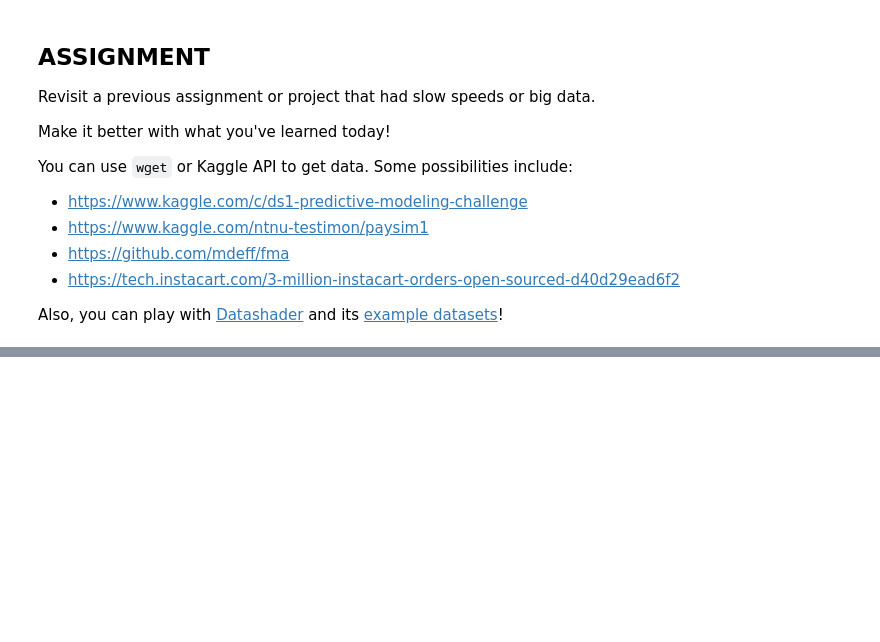
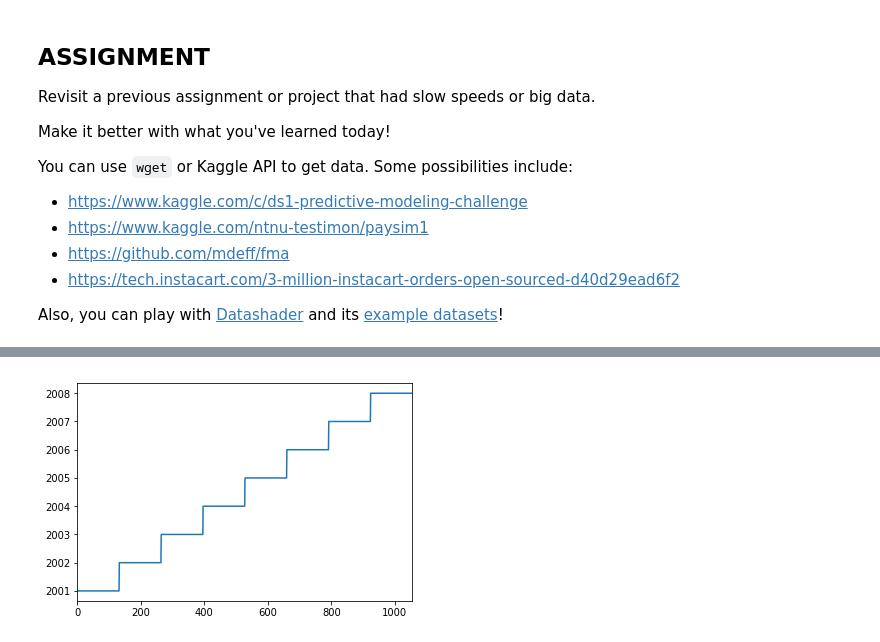
Before and after one commit to bloominstituteoftechnology/DS-Unit-3-Sprint-3-Big-Data, a Jupyter notebook: module1-aws-sagemaker/LS_DS_331_AWS_SageMaker.ipynb, the cells around one changed output, grey strips where cells are left out. Saved outputs shown, nothing was run; the diff lists cells and outputs as text; code cells hidden in the pictures; blank space fills up the shorter version.

```diff
--- a/module1-aws-sagemaker/LS_DS_331_AWS_SageMaker.ipynb
+++ b/module1-aws-sagemaker/LS_DS_331_AWS_SageMaker.ipynb
@@ -164,0 +197,3 @@ Also, you can play with [Datashader](http://datashader.org/) and its [example da
+# %%
+%time
+ddf = pd.read_csv('CausesOfDeath_France_2001-2008.csv')
@@ -164,0 +203,4 @@ Also, you can play with [Datashader](http://datashader.org/) and its [example da
+# %%
+%time
+ddf['TIME'].plot();
+# %% [output]
@@ -164,0 +209 @@ Also, you can play with [Datashader](http://datashader.org/) and its [example da
+[figure, added]
```
Also changed, not shown: parts of 14 cells of this notebook.
